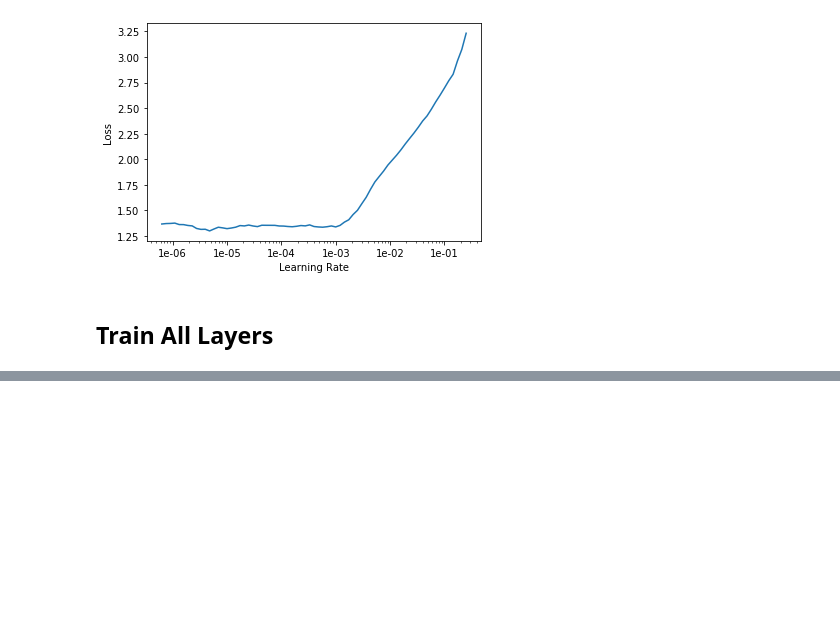
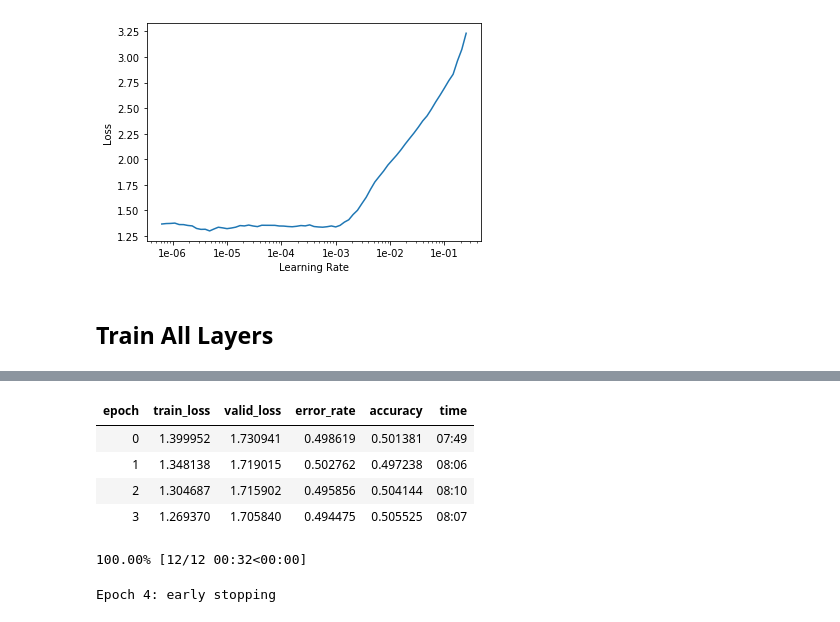
Before and after one commit to synapticsynergy/dataNotLore, a Jupyter notebook: src/training.ipynb, the cells around one changed output, grey strips where cells are left out. Saved outputs shown, nothing was run; the diff lists cells and outputs as text; code cells hidden in the pictures; blank space fills up the shorter version.

```diff
--- a/src/training.ipynb
+++ b/src/training.ipynb
@@ -135,4 +135,5 @@ learn.recorder.plot()
 # %% [markdown]
 ## Train All Layers
 # %%
-learn.fit_one_cycle(10, max_lr=slice(1e-6,1e-4))
+learn.fit_one_cycle(150, max_lr=slice(1e-6,1e-3))
+# %% [output]
@@ -138,0 +141,7 @@ learn.fit_one_cycle(10, max_lr=slice(1e-6,1e-4))
+| epoch | train_loss | valid_loss | error_rate | accuracy | time |
+| 0 | 1.399952 | 1.730941 | 0.498619 | 0.501381 | 07:49 |
+| 1 | 1.348138 | 1.719015 | 0.502762 | 0.497238 | 08:06 |
+| 2 | 1.304687 | 1.715902 | 0.495856 | 0.504144 | 08:10 |
+| 3 | 1.269370 | 1.705840 | 0.494475 | 0.505525 | 08:07 |
+100.00% [12/12 00:32<00:00]
+Epoch 4: early stopping
```
Also changed, not shown: parts of 1 cell of this notebook, 3 other files.
